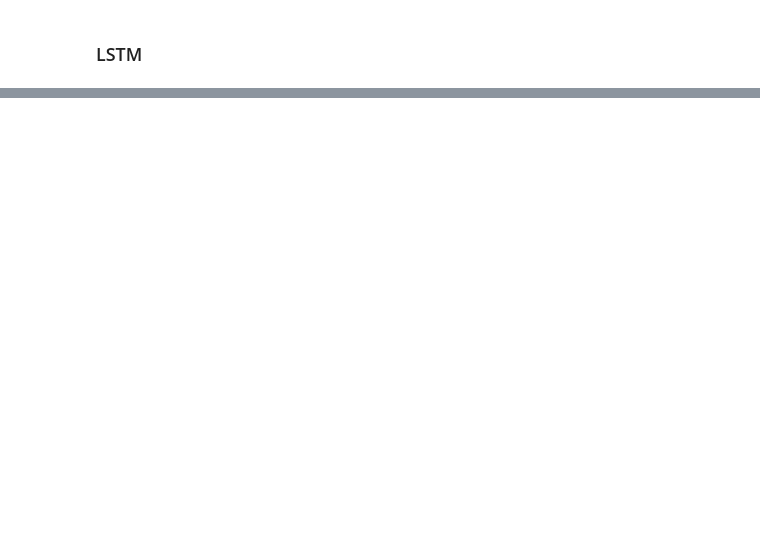
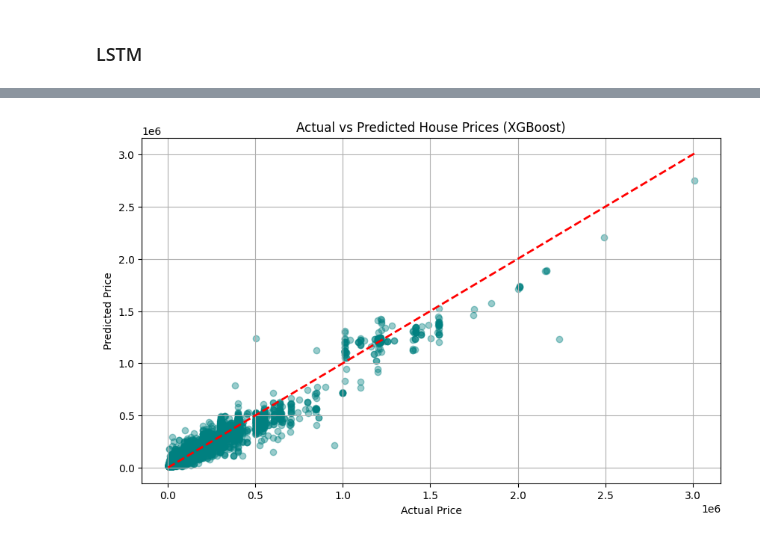
Before and after one commit to Gurdeepsingh-10/House_Price_Prediction-India-, a Jupyter notebook: backend/utils/main.ipynb, the cells around one changed output, grey strips where cells are left out. Cells and saved outputs as stored; diff of their text form; code cells hidden in the pictures; blank space fills up the shorter version.

```diff
--- a/backend/utils/main.ipynb
+++ b/backend/utils/main.ipynb
@@ -1385,0 +1964,26 @@ MAPE: 29.36 %
+# %%
+import pandas as pd
+import joblib
+import os
+
+# === Load the model ===
+model_path = r"D:\Programming\python\Python AI ML projects\House_Price_Prediction\backend\models\xgboost_model_pipeline.pkl"
+model = joblib.load(model_path)
+
+# === Load the test data ===
+data_path = r"D:\Programming\python\Python AI ML projects\House_Price_Prediction\backend\data\processed\combined_data.csv"
+df = pd.read_csv(data_path)
+
+# === Prepare input features (X) ===
+X = df.drop(columns=["price"])  # drop target
+y = df["price"]
+
+# === Predict using the loaded model ===
+predictions = model.predict(X)
+
+# === Show sample predictions ===
+output_df = pd.DataFrame({
+    "Actual Price": y,
+    "Predicted Price": predictions
+})
+print(output_df.head(10))
@@ -1385,0 +2002,13 @@ MAPE: 29.36 %
+# %%
+import matplotlib.pyplot as plt
+
+plt.figure(figsize=(10, 6))
+plt.scatter(y, predictions, alpha=0.4, color="teal")
+plt.plot([y.min(), y.max()], [y.min(), y.max()], 'r--', lw=2)
+plt.xlabel("Actual Price")
+plt.ylabel("Predicted Price")
+plt.title("Actual vs Predicted House Prices (XGBoost)")
+plt.grid(True)
+plt.show()
+# %% [output]
+[figure, added]
```
Also changed, not shown: parts of 19 cells of this notebook, 6 other files.
